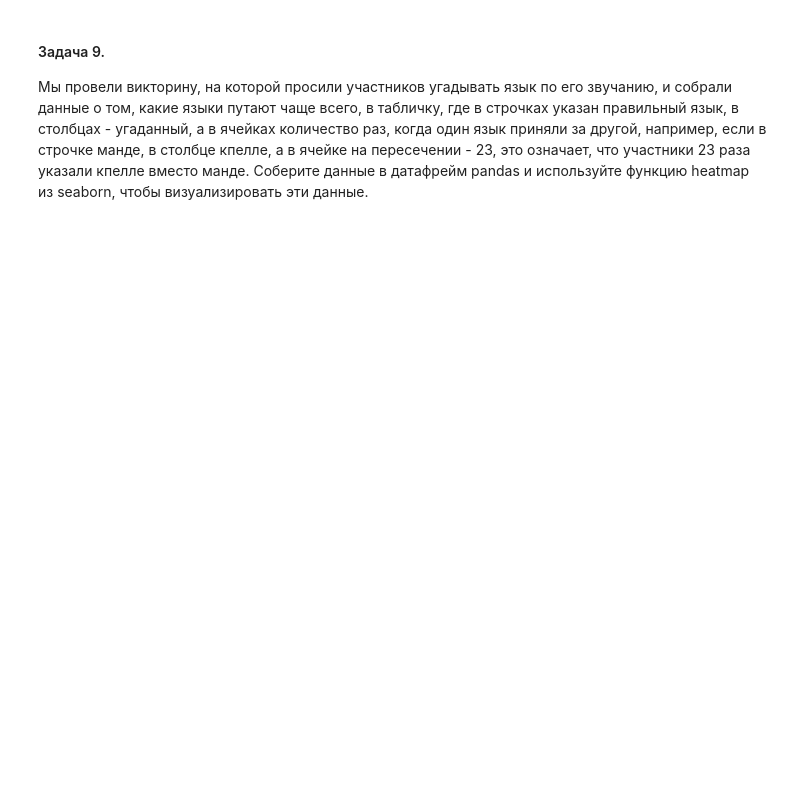
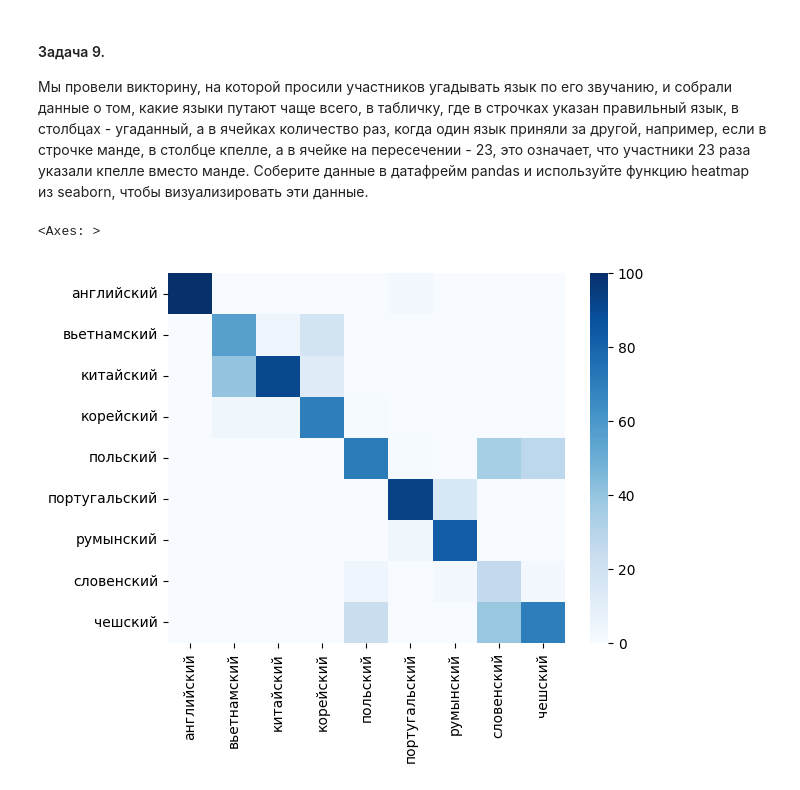
Before and after one commit to wallflower-k/bac22-26, a Jupyter notebook: term06/BASE/05-Matplotlib/sem05.ipynb, the cells around one changed output. Drawn from its saved outputs; the diff is of its cells as text; code cells hidden in the pictures; blank space fills up the shorter version.

```diff
--- a/term06/BASE/05-Matplotlib/sem05.ipynb
+++ b/term06/BASE/05-Matplotlib/sem05.ipynb
@@ -116,14 +137,19 @@ plt.show()
 
 Мы провели викторину, на которой просили участников угадывать язык по его звучанию, и собрали данные о том, какие языки путают чаще всего, в табличку, где в строчках указан правильный язык, в столбцах - угаданный, а в ячейках количество раз, когда один язык приняли за другой, например, если в строчке манде, в столбце кпелле, а в ячейке на пересечении - 23, это означает, что участники 23 раза указали кпелле вместо манде. Соберите данные в датафрейм pandas и используйте функцию heatmap из seaborn, чтобы визуализировать эти данные.
 # %%
+import pandas as pd
 langs = {'английский': {'английский': 100, 'вьетнамский': 0, 'китайский': 0, 'корейский': 0, 'польский': 0, 'португальский': 0, 'румынский': 0, 'словенский': 0, 'чешский': 0},
          'вьетнамский': {'английский': 0, 'вьетнамский': 56, 'китайский': 40, 'корейский': 4, 'польский': 0, 'португальский': 0, 'румынский': 0, 'словенский': 0, 'чешский': 0},
          'китайский': {'английский': 0, 'вьетнамский': 5, 'китайский': 91, 'корейский': 4, 'польский': 0, 'португальский': 0, 'румынский': 0, 'словенский': 0, 'чешский': 0},
          'корейский': {'английский': 0, 'вьетнамский': 18, 'китайский': 12, 'корейский': 70, 'польский': 0, 'португальский': 0, 'румынский': 0, 'словенский': 0, 'чешский': 0},
          'польский': {'английский': 0, 'вьетнамский': 0, 'китайский': 0, 'корейский': 1, 'польский': 71, 'португальский': 0, 'румынский': 0, 'словенский': 5, 'чешский': 23},
          'португальский': {'английский': 2, 'вьетнамский': 0, 'китайский': 0, 'корейский': 0, 'польский': 1, 'португальский': 93, 'румынский': 4, 'словенский': 0, 'чешский': 0},
          'румынский': {'английский': 0, 'вьетнамский': 0, 'китайский': 0, 'корейский': 0, 'польский': 0, 'португальский': 15, 'румынский': 83, 'словенский': 2, 'чешский': 0},
          'словенский': {'английский': 0, 'вьетнамский': 0, 'китайский': 0, 'корейский': 0, 'польский': 35, 'португальский': 0, 'румынский': 0, 'словенский': 26, 'чешский': 39},
          'чешский': {'английский': 0, 'вьетнамский': 0, 'китайский': 0, 'корейский': 0, 'польский': 28, 'португальский': 0, 'румынский': 0, 'словенский': 2, 'чешский': 70}}
 
-# your code here
+data = pd.DataFrame(langs)
+sns.heatmap(data, cmap='Blues')
+# %% [output]
+<Axes: >
+[figure, added]
```
Also changed, not shown: parts of 4 cells of this notebook, 1 other file.
